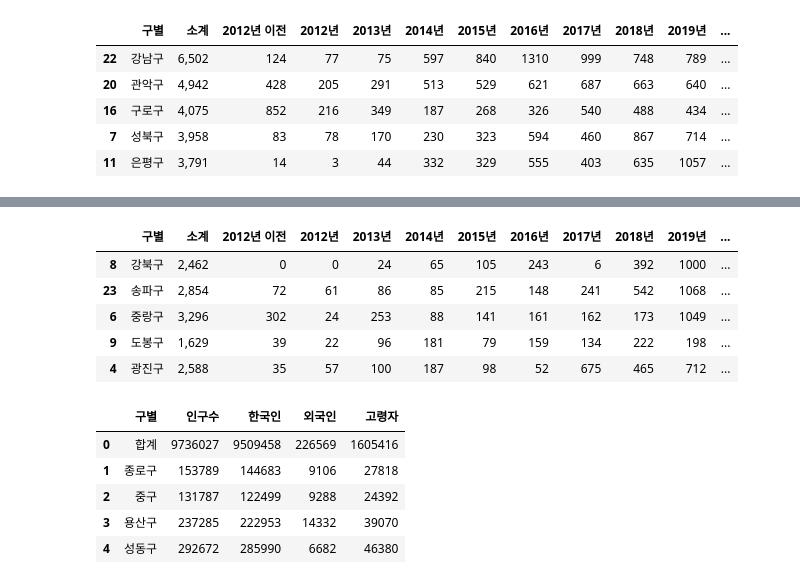
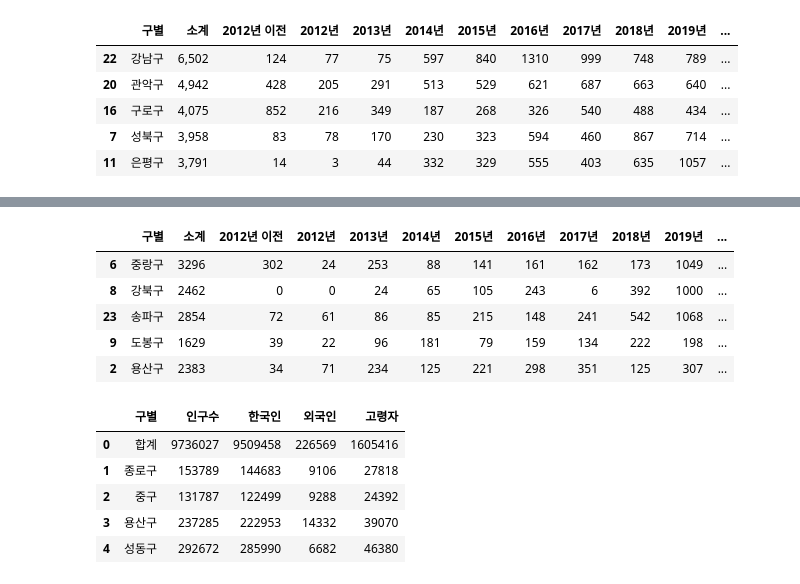
Before and after one commit to uzzulnumpy/han, a Jupyter notebook: ch1.ipynb, the cells around one changed output, grey strips where cells are left out. Drawn from its saved outputs; the diff is of its cells as text; code cells hidden in the pictures.

```diff
--- a/ch1.ipynb
+++ b/ch1.ipynb
@@ -395,0 +419,4 @@ CCTV_Seoul.sort_values(by='소계', ascending=False).head(5)
+# %%
+CCTV_Seoul['2012년 이전'] = CCTV_Seoul['2012년 이전'].apply(lambda x: x.replace(',',''))
+CCTV_Seoul['2020년'] = CCTV_Seoul['2020년'].apply(lambda x: x.replace(',',''))
+CCTV_Seoul = CCTV_Seoul.astype({'2012년 이전': 'int', '2020년': 'int'})
@@ -396,14 +448,14 @@ CCTV_Seoul.sort_values(by='소계', ascending=False).head(5)
 # %%
-CCTV_Seoul['최근증가율'] = (CCTV_Seoul['2021년'] + CCTV_Seoul['2019년'] + CCTV_Seoul['2018년']) / (CCTV_Seoul['2017년'] + CCTV_Seoul['2016년'] +CCTV_Seoul['2015년']) * 100
+CCTV_Seoul['최근증가율'] = (CCTV_Seoul['2021년'] + CCTV_Seoul['2020년'] + CCTV_Seoul['2019년']) / (CCTV_Seoul['2018년'] + CCTV_Seoul['2017년'] +CCTV_Seoul['2016년']) * 100
 
 CCTV_Seoul.sort_values(by='최근증가율', ascending=False).head(5)
 # %% [output]
 |  | 구별 | 소계 | 2012년 이전 | 2012년 | 2013년 | 2014년 | 2015년 | 2016년 | 2017년 | 2018년 | 2019년 | ... |
-| 8 | 강북구 | 2,462 | 0 | 0 | 24 | 65 | 105 | 243 | 6 | 392 | 1000 | ... |
-| 23 | 송파구 | 2,854 | 72 | 61 | 86 | 85 | 215 | 148 | 241 | 542 | 1068 | ... |
-| 6 | 중랑구 | 3,296 | 302 | 24 | 253 | 88 | 141 | 161 | 162 | 173 | 1049 | ... |
-| 9 | 도봉구 | 1,629 | 39 | 22 | 96 | 181 | 79 | 159 | 134 | 222 | 198 | ... |
-| 4 | 광진구 | 2,588 | 35 | 57 | 100 | 187 | 98 | 52 | 675 | 465 | 712 | ... |
+| 6 | 중랑구 | 3296 | 302 | 24 | 253 | 88 | 141 | 161 | 162 | 173 | 1049 | ... |
+| 8 | 강북구 | 2462 | 0 | 0 | 24 | 65 | 105 | 243 | 6 | 392 | 1000 | ... |
+| 23 | 송파구 | 2854 | 72 | 61 | 86 | 85 | 215 | 148 | 241 | 542 | 1068 | ... |
+| 9 | 도봉구 | 1629 | 39 | 22 | 96 | 181 | 79 | 159 | 134 | 222 | 198 | ... |
+| 2 | 용산구 | 2383 | 34 | 71 | 234 | 125 | 221 | 298 | 351 | 125 | 307 | ... |
 # %%
 pop_Seoul.head()
 # %% [output]
```
Also changed, not shown: parts of 10 cells of this notebook.
